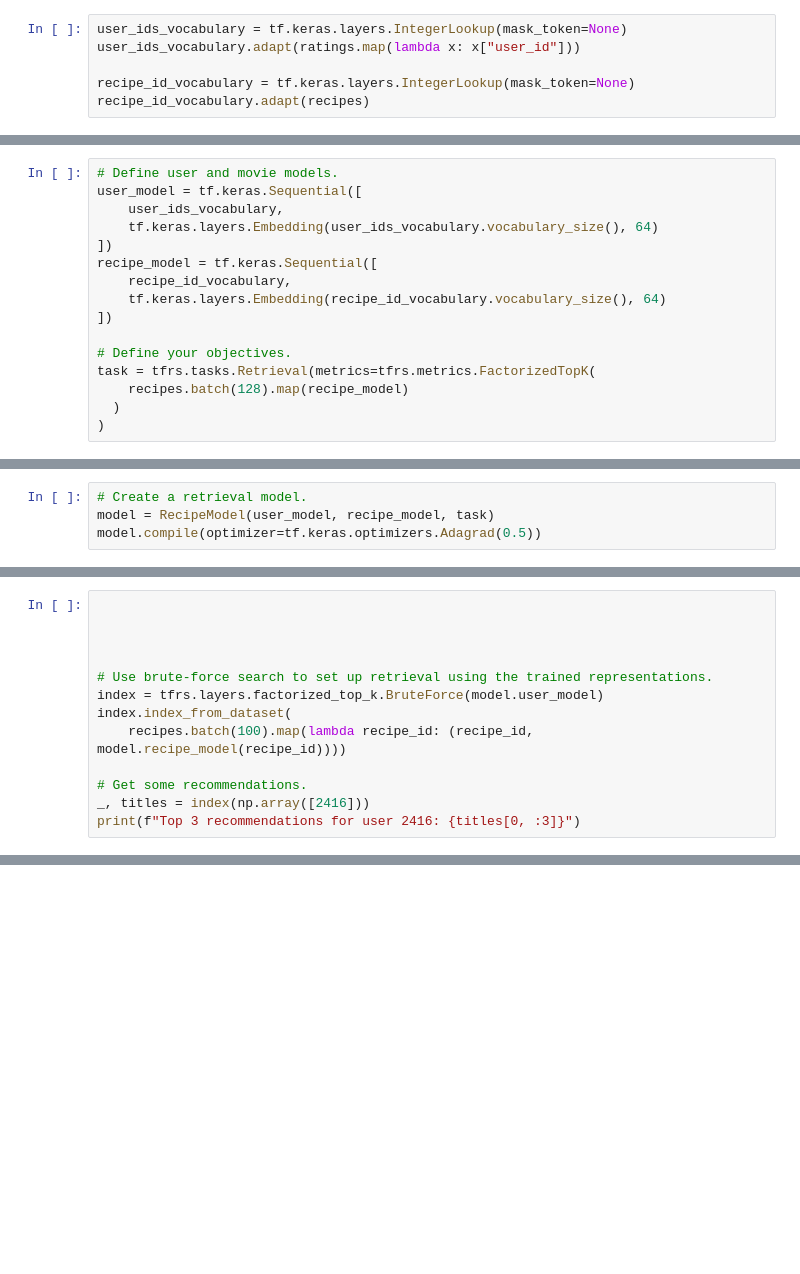
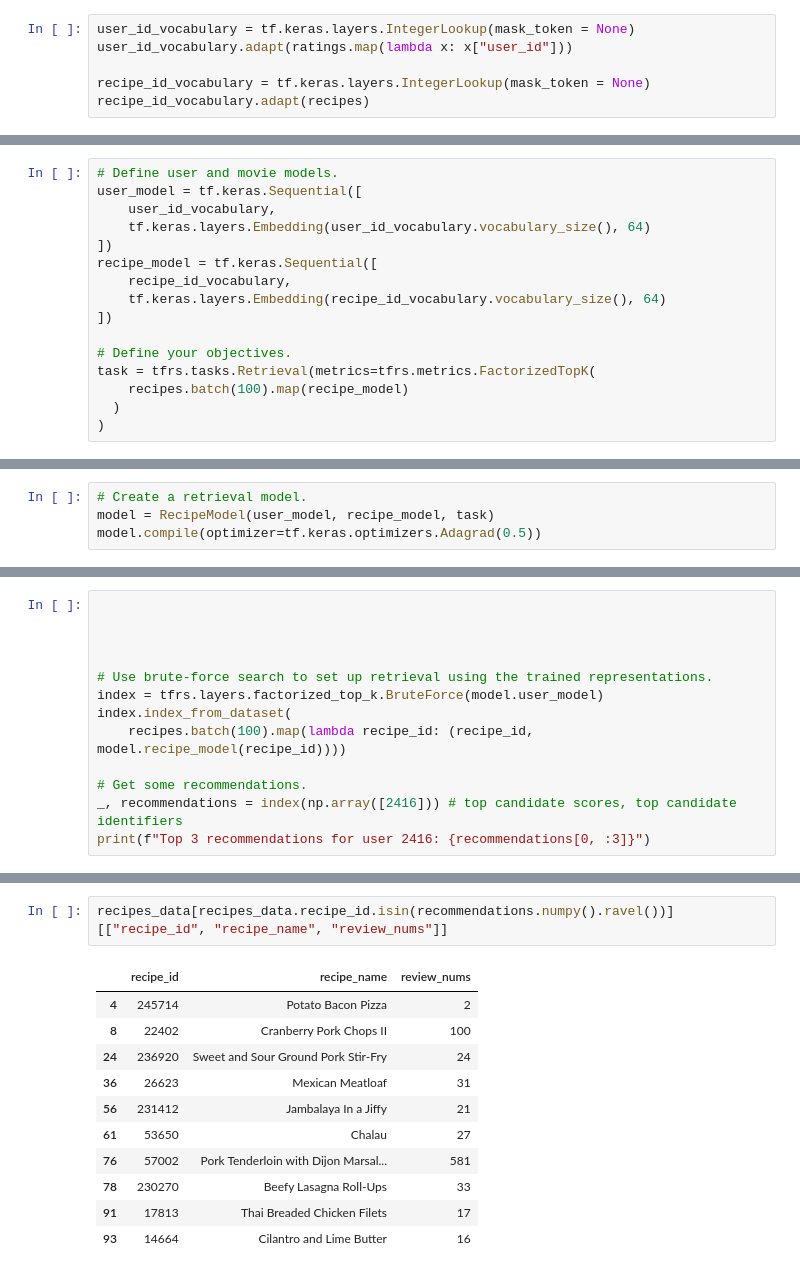
Before and after one commit to dtuleva/Recipe_Recommendation_System, a Jupyter notebook: tfrs_quickstart_recreate.ipynb, the cells around one changed output, grey strips where cells are left out. Cells and saved outputs as stored; diff of their text form; blank space fills up the shorter version.

```diff
--- a/tfrs_quickstart_recreate.ipynb
+++ b/tfrs_quickstart_recreate.ipynb
@@ -57,8 +76,8 @@ tf.Tensor(222388, shape=(), dtype=int64)
 # %% [markdown]
 Build vocabularies to convert user ids and movie titles into integer indices for embedding layers:
 # %%
-user_ids_vocabulary = tf.keras.layers.IntegerLookup(mask_token=None)
-user_ids_vocabulary.adapt(ratings.map(lambda x: x["user_id"]))
+user_id_vocabulary = tf.keras.layers.IntegerLookup(mask_token = None)
+user_id_vocabulary.adapt(ratings.map(lambda x: x["user_id"]))
 
-recipe_id_vocabulary = tf.keras.layers.IntegerLookup(mask_token=None)
+recipe_id_vocabulary = tf.keras.layers.IntegerLookup(mask_token = None)
 recipe_id_vocabulary.adapt(recipes)
@@ -104,8 +142,8 @@ class RecipeModel(tfrs.Model):
 # %%
 # Define user and movie models.
 user_model = tf.keras.Sequential([
-    user_ids_vocabulary,
-    tf.keras.layers.Embedding(user_ids_vocabulary.vocabulary_size(), 64)
+    user_id_vocabulary,
+    tf.keras.layers.Embedding(user_id_vocabulary.vocabulary_size(), 64)
 ])
 recipe_model = tf.keras.Sequential([
     recipe_id_vocabulary,
@@ -114,7 +152,7 @@ recipe_model = tf.keras.Sequential([
 
 # Define your objectives.
 task = tfrs.tasks.Retrieval(metrics=tfrs.metrics.FactorizedTopK(
-    recipes.batch(128).map(recipe_model)
+    recipes.batch(100).map(recipe_model)
   )
 )
 # %% [markdown]
@@ -151,6 +195,6 @@ index.index_from_dataset(
     recipes.batch(100).map(lambda recipe_id: (recipe_id, model.recipe_model(recipe_id))))
 
 # Get some recommendations.
-_, titles = index(np.array([2416]))
-print(f"Top 3 recommendations for user 2416: {titles[0, :3]}")
+_, recommendations = index(np.array([2416])) # top candidate scores, top candidate identifiers
+print(f"Top 3 recommendations for user 2416: {recommendations[0, :3]}")
 # %% [output]
@@ -174,0 +225,14 @@ ratings_data[ratings_data.user_id == 8542392]
+# %%
+recipes_data[recipes_data.recipe_id.isin(recommendations.numpy().ravel())][["recipe_id", "recipe_name", "review_nums"]]
+# %% [output]
+|  | recipe_id | recipe_name | review_nums |
+| 4 | 245714 | Potato Bacon Pizza | 2 |
+| 8 | 22402 | Cranberry Pork Chops II | 100 |
+| 24 | 236920 | Sweet and Sour Ground Pork Stir-Fry | 24 |
+| 36 | 26623 | Mexican Meatloaf | 31 |
+| 56 | 231412 | Jambalaya In a Jiffy | 21 |
+| 61 | 53650 | Chalau | 27 |
+| 76 | 57002 | Pork Tenderloin with Dijon Marsal... | 581 |
+| 78 | 230270 | Beefy Lasagna Roll-Ups | 33 |
+| 91 | 17813 | Thai Breaded Chicken Filets | 17 |
+| 93 | 14664 | Cilantro and Lime Butter | 16 |
```
Also changed, not shown: parts of 21 cells of this notebook.
